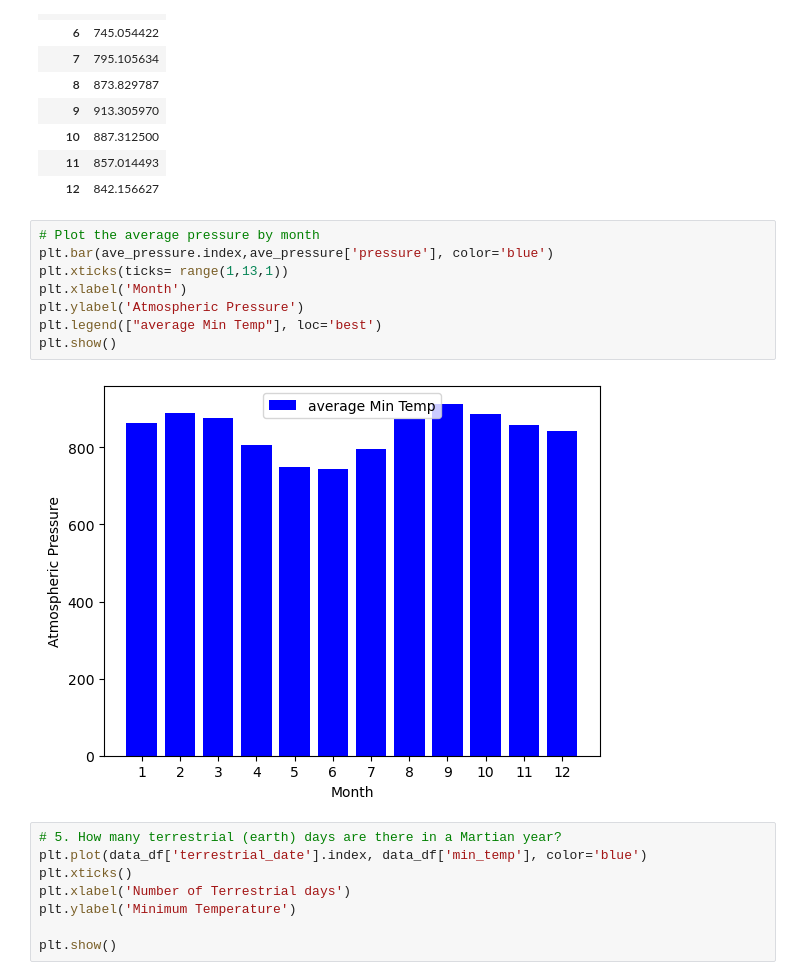
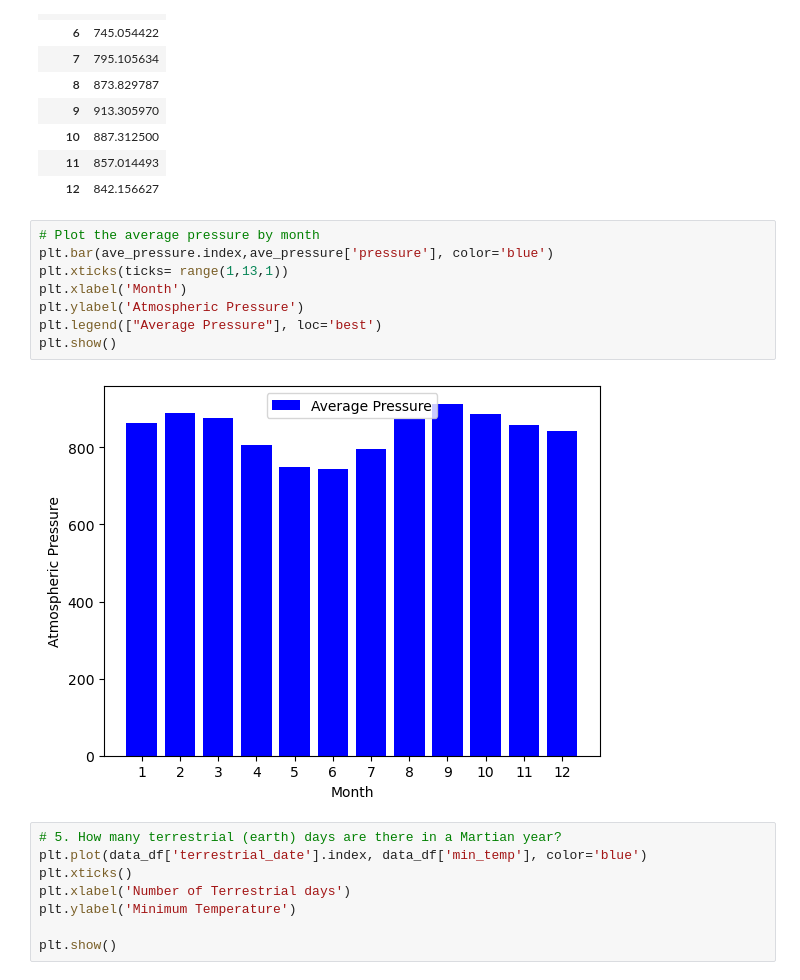
Before and after one commit to KamillaToberia/challenge_11, a Jupyter notebook: part_2_mars_weather.ipynb, the cells around one changed output. Cells and saved outputs as stored; diff of their text form.

```diff
--- a/part_2_mars_weather.ipynb
+++ b/part_2_mars_weather.ipynb
@@ -261,13 +261,13 @@ ave_pressure
 # %%
 # Plot the average pressure by month
 plt.bar(ave_pressure.index,ave_pressure['pressure'], color='blue')
 plt.xticks(ticks= range(1,13,1))
 plt.xlabel('Month')
 plt.ylabel('Atmospheric Pressure')
-plt.legend(["average Min Temp"], loc='best')
+plt.legend(["Average Pressure"], loc='best')
 plt.show()
 # %% [output]
-[figure, old version]
+[figure, new version]
 # %%
 # 5. How many terrestrial (earth) days are there in a Martian year?
 plt.plot(data_df['terrestrial_date'].index, data_df['min_temp'], color='blue')
```
